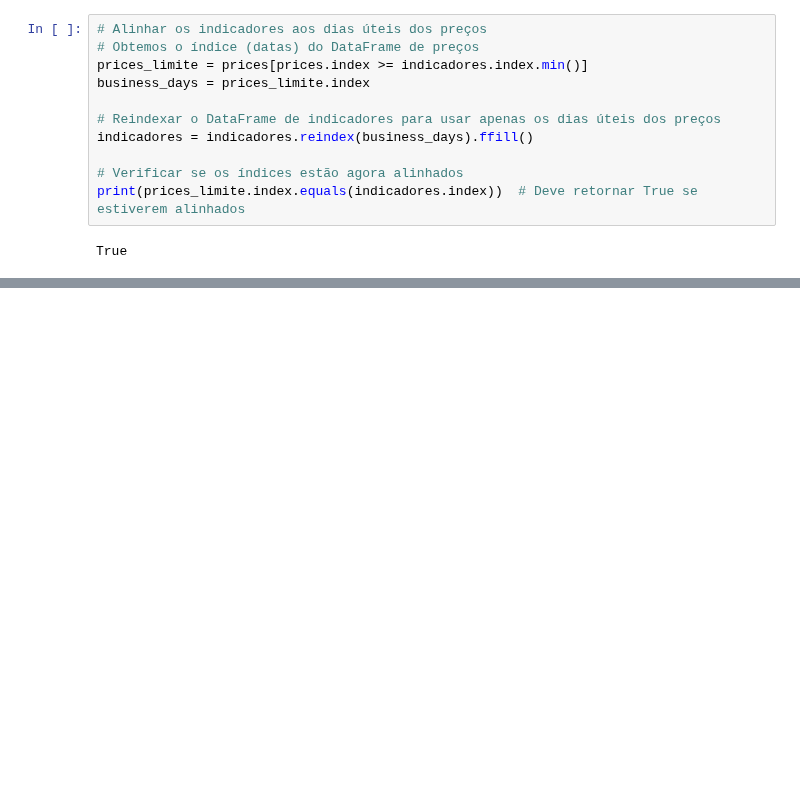
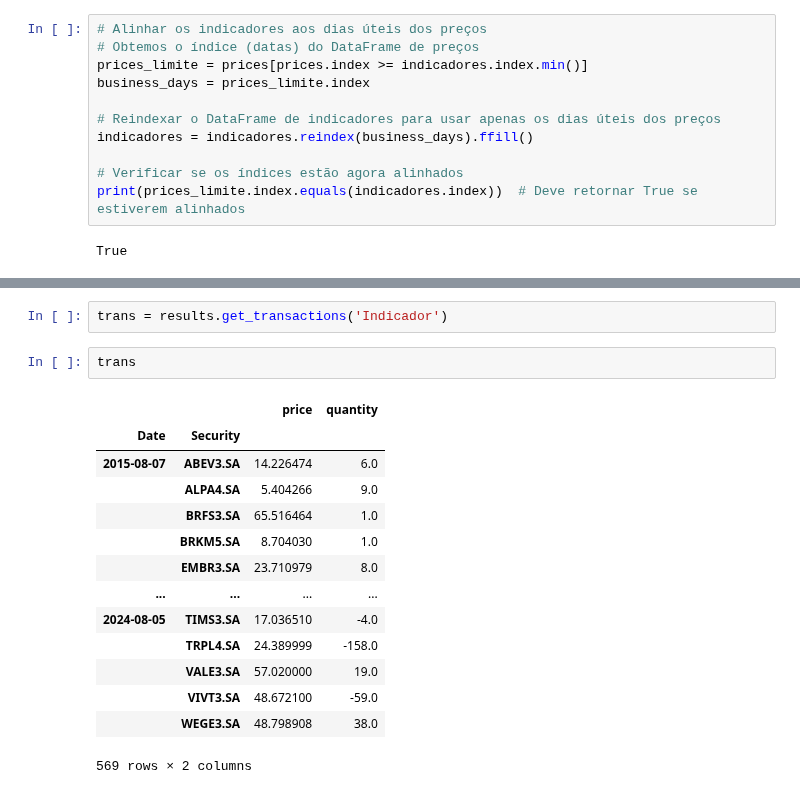
Before and after one commit to fea-dev-usp/quantamental-Dev_Wizards, a Jupyter notebook: backtesting.ipynb, the cells around one changed output, grey strips where cells are left out. Cells and saved outputs as stored; diff of their text form; blank space fills up the shorter version.

```diff
--- a/backtesting.ipynb
+++ b/backtesting.ipynb
@@ -217,0 +222,19 @@ Win 12m %            91.18%      91.18%      90.20%
+# %%
+trans = results.get_transactions('Indicador')
+# %%
+trans
+# %% [output]
+|  |  | price | quantity |
+| Date | Security |  |  |
+| 2015-08-07 | ABEV3.SA | 14.226474 | 6.0 |
+|  | ALPA4.SA | 5.404266 | 9.0 |
+|  | BRFS3.SA | 65.516464 | 1.0 |
+|  | BRKM5.SA | 8.704030 | 1.0 |
+|  | EMBR3.SA | 23.710979 | 8.0 |
+| ... | ... | ... | ... |
+| 2024-08-05 | TIMS3.SA | 17.036510 | -4.0 |
+|  | TRPL4.SA | 24.389999 | -158.0 |
+|  | VALE3.SA | 57.020000 | 19.0 |
+|  | VIVT3.SA | 48.672100 | -59.0 |
+|  | WEGE3.SA | 48.798908 | 38.0 |
+569 rows × 2 columns
```
Also changed, not shown: parts of 5 cells of this notebook.
